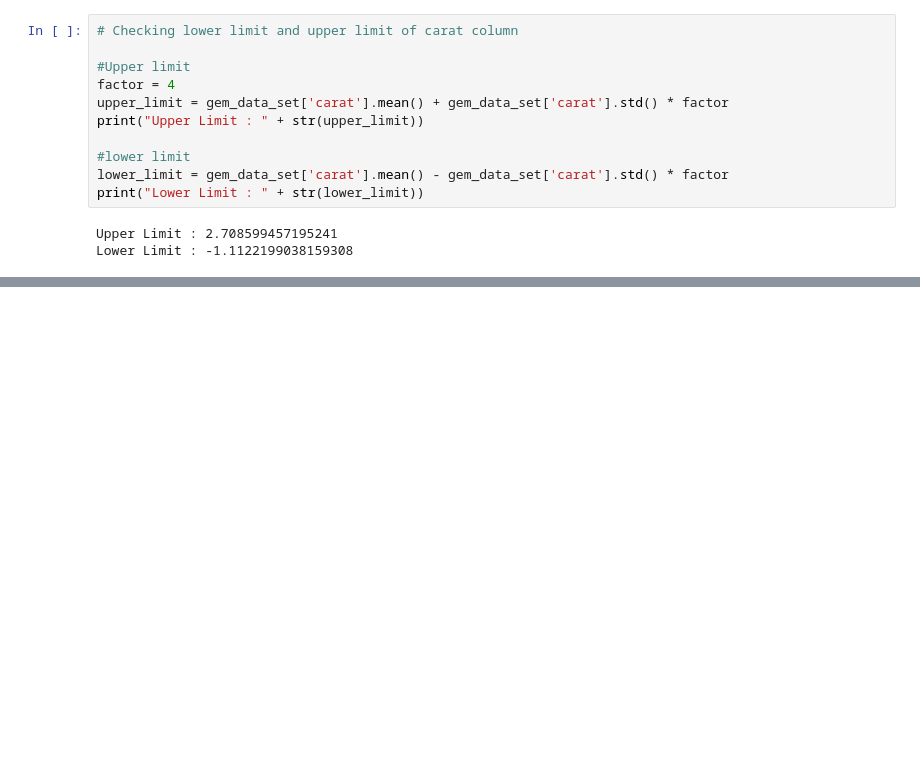
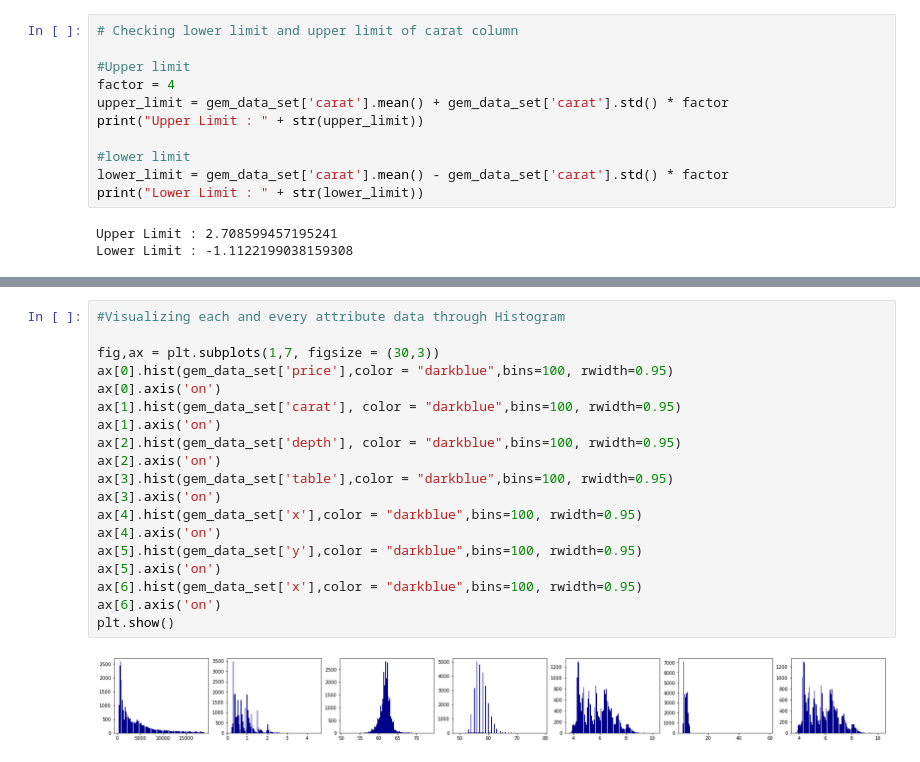
Before and after one commit to MininduKothalawala/ML_Assignment2_IT19184036_IT19188850_IT19185408_IT19195230, a Jupyter notebook: gemstone_price_detection_using_multiple_linear_regression.ipynb, the cells around one changed output, grey strips where cells are left out. Cells and saved outputs as stored; diff of their text form; blank space fills up the shorter version.

```diff
--- a/gemstone_price_detection_using_multiple_linear_regression.ipynb
+++ b/gemstone_price_detection_using_multiple_linear_regression.ipynb
@@ -330,0 +345,21 @@ Lower Limit : -1.1122199038159308
+# %%
+#Visualizing each and every attribute data through Histogram
+
+fig,ax = plt.subplots(1,7, figsize = (30,3))
+ax[0].hist(gem_data_set['price'],color = "darkblue",bins=100, rwidth=0.95)
+ax[0].axis('on')
+ax[1].hist(gem_data_set['carat'], color = "darkblue",bins=100, rwidth=0.95)
+ax[1].axis('on')
+ax[2].hist(gem_data_set['depth'], color = "darkblue",bins=100, rwidth=0.95)
+ax[2].axis('on')
+ax[3].hist(gem_data_set['table'],color = "darkblue",bins=100, rwidth=0.95)
+ax[3].axis('on')
+ax[4].hist(gem_data_set['x'],color = "darkblue",bins=100, rwidth=0.95)
+ax[4].axis('on')
+ax[5].hist(gem_data_set['y'],color = "darkblue",bins=100, rwidth=0.95)
+ax[5].axis('on')
+ax[6].hist(gem_data_set['x'],color = "darkblue",bins=100, rwidth=0.95)
+ax[6].axis('on')
+plt.show()
+# %% [output]
+[figure, added]
```
Also changed, not shown: parts of 3 cells of this notebook.
